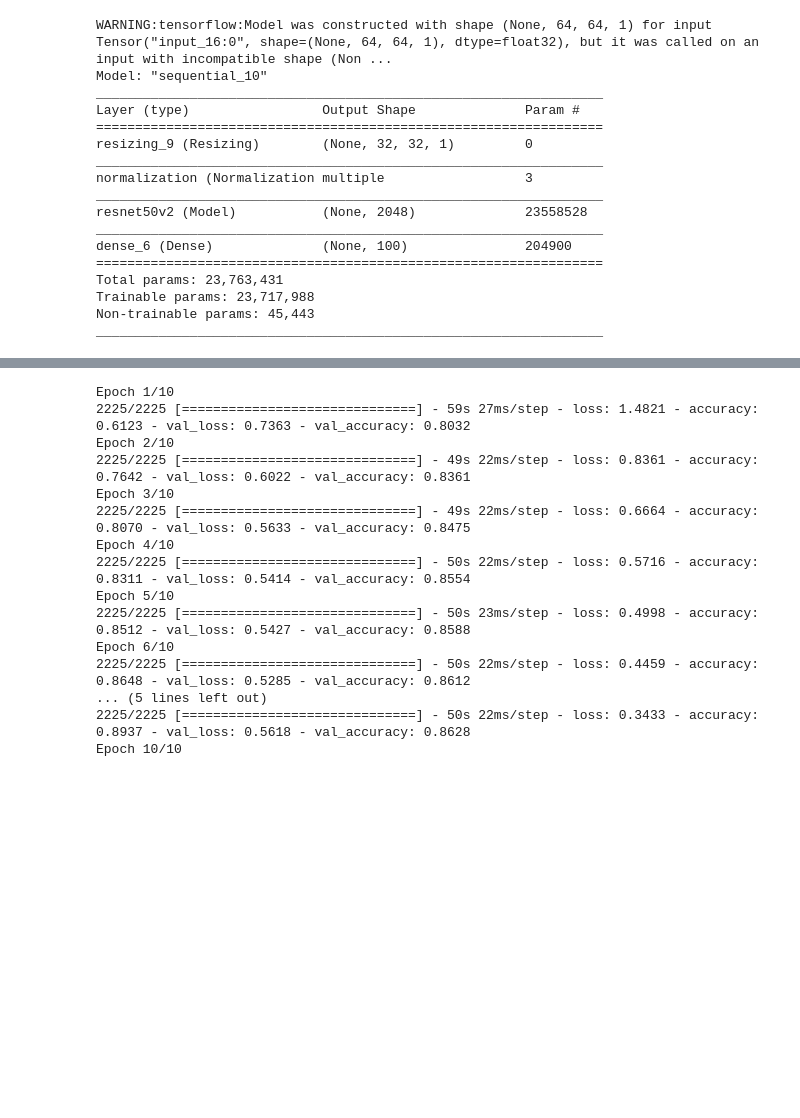
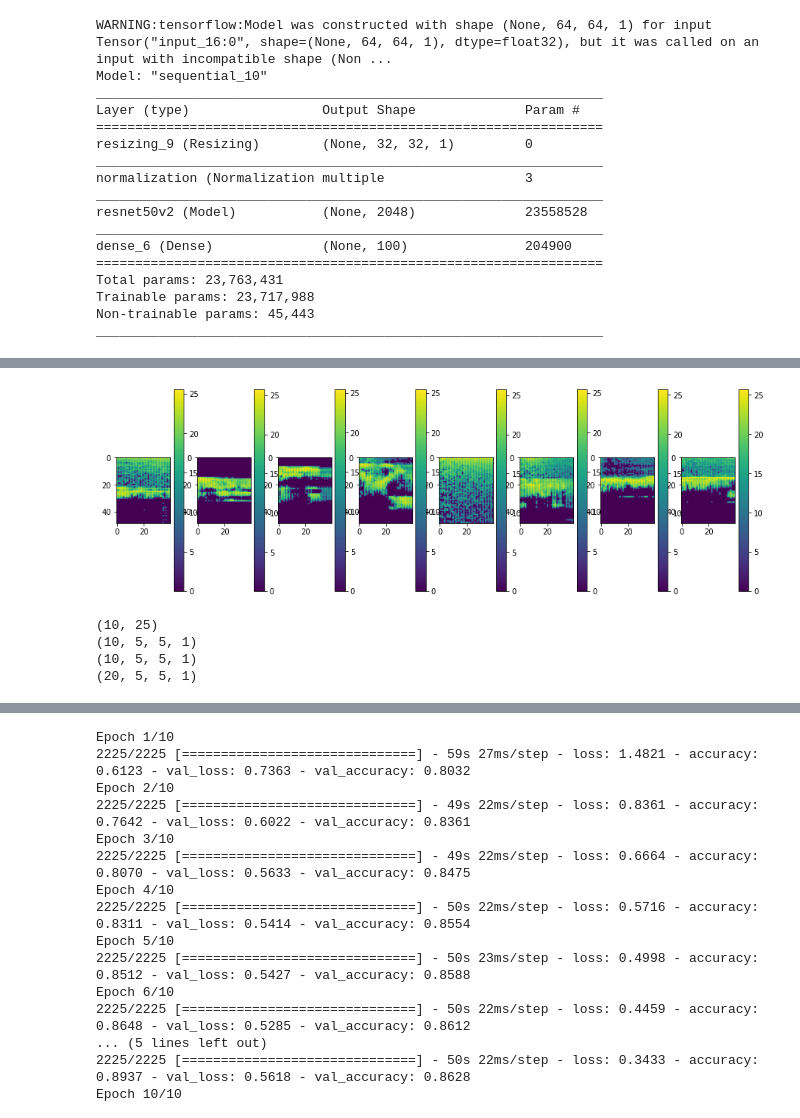
Before and after one commit to harvard-edge/multilingual_kws, a Jupyter notebook: embedding.ipynb, the cells around one changed output, grey strips where cells are left out. Cells and saved outputs as stored; diff of their text form; code cells hidden in the pictures; blank space fills up the shorter version.

Commit message:
wip on empty graph bug

```diff
--- a/embedding.ipynb
+++ b/embedding.ipynb
@@ -465,0 +588,6 @@ model.compile(
+# %%
+audio_processor = mmaz_input_data.AudioProcessor(data_dir=data_dir,
+                                                 silence_percentage=8, unknown_percentage=0,
+                                                 wanted_words=commands.tolist(), # from numpy
+                                                 unknown_words=[],
+                                                 validation_percentage=10, testing_percentage=10,model_settings=model_settings,summaries_dir=None)
@@ -465,0 +613,11 @@ model.compile(
+# %%
+res = batch_generator(audio_processor,
+                           'training',
+                           batch_size=100, model_settings=model_settings,
+                           background_frequency=0.8, background_volume_range=0.1,
+                           time_shift_samples=time_shift_samples, is_training='True')
+for tfp,tgt in res:
+    print(tfp.shape)
+    print(np.reshape(tfp, (-1, 49, 40, 1)).shape)
+    print(tgt.shape)
+    break
@@ -465,0 +643,27 @@ model.compile(
+# %%
+# https://stackoverflow.com/questions/23876588/matplotlib-colorbar-in-each-subplot
+# https://jakevdp.github.io/PythonDataScienceHandbook/04.07-customizing-colorbars.html
+#https://stackoverflow.com/questions/18195758/set-matplotlib-colorbar-size-to-match-graph
+n_img = 8
+fig,ax=plt.subplots(ncols=n_img)
+for i in range(n_img):
+    im = tfp[i].reshape(49,40)
+    im=ax[i].imshow(im)
+#     ax[i].colorbar()
+    fig.colorbar(im, ax=ax[i])
+fig.set_size_inches(15,10)
+# %% [output]
+[figure, added]
+# %%
+r = np.random.rand(10,25)
+print(r.shape)
+r = r.reshape(10,5,5,1)
+print(r.shape)
+s = np.random.rand(10,25).reshape(-1,5,5,1)
+print(s.shape)
+print(np.concatenate([r,s]).shape)
+# %% [output]
+(10, 25)
+(10, 5, 5, 1)
+(10, 5, 5, 1)
+(20, 5, 5, 1)
```
Also changed, not shown: parts of 29 cells of this notebook, 1 other file.
